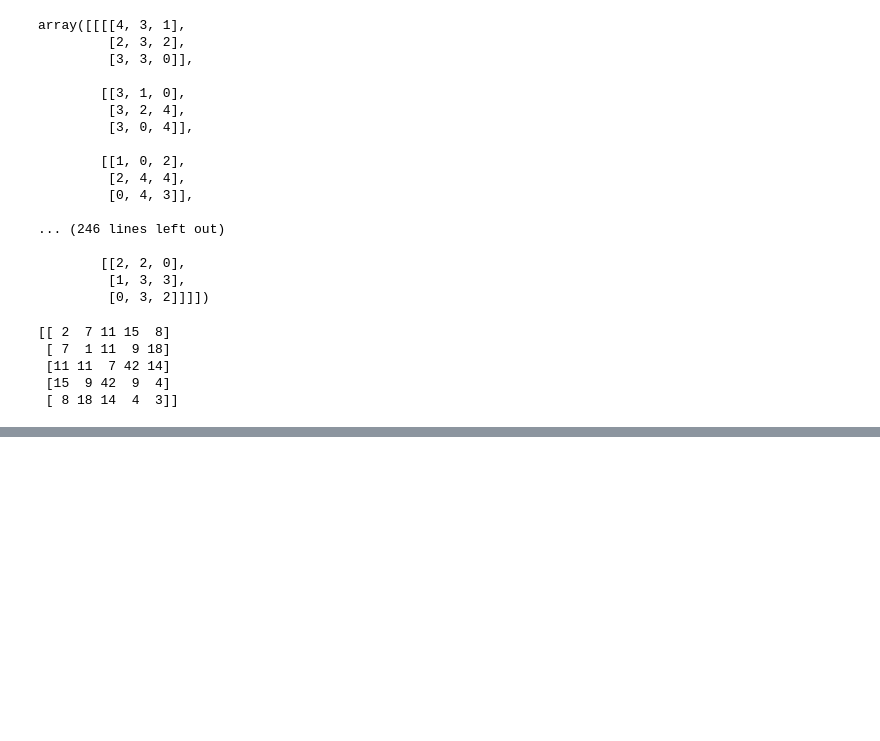
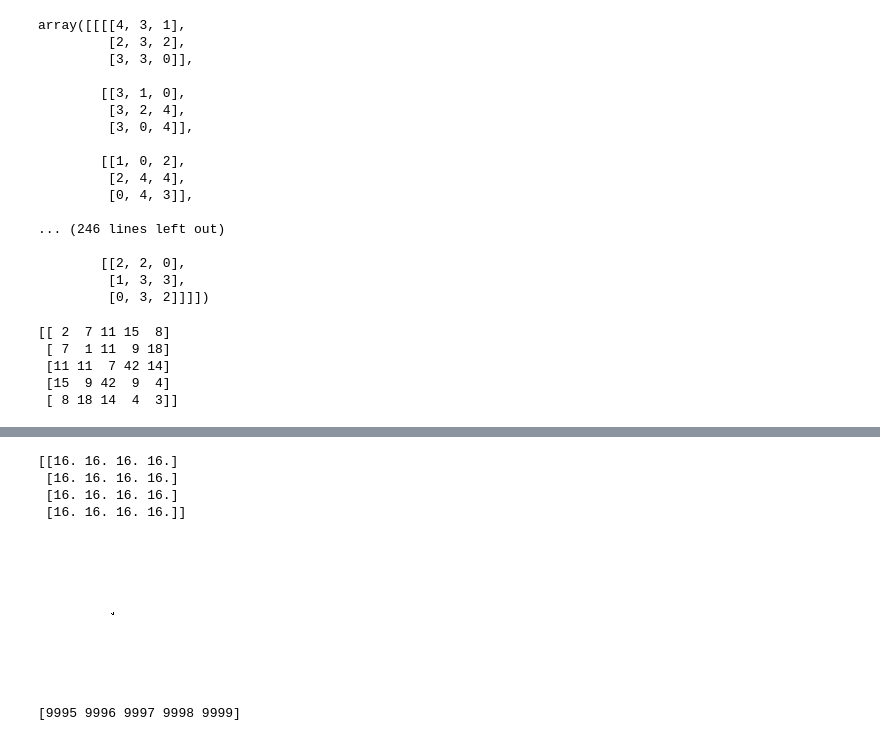
Before and after one commit to DavidBarL/Python-, a Jupyter notebook: Numpy练习题.ipynb, the cells around one changed output, grey strips where cells are left out. Cells and saved outputs as stored; diff of their text form; code cells hidden in the pictures; blank space fills up the shorter version.

```diff
--- a/Numpy练习题.ipynb
+++ b/Numpy练习题.ipynb
@@ -1061,0 +1165,58 @@ print(S)
+# %%
+#对于一个16x16的数组，如何得到一个区域(block-sum)的和(区域大小为4x4)?
+Z = np.ones((16,16))
+k = 4
+S = np.add.reduceat(np.add.reduceat(Z,np.arange(0,Z.shape[0],k),axis=0),np.arange(0,Z.shape[1],k),axis=1)
+print(S)
+# %% [output]
+[[16. 16. 16. 16.]
+ [16. 16. 16. 16.]
+ [16. 16. 16. 16.]
+ [16. 16. 16. 16.]]
+# %%
+#如何利用numpy数组实现Game of Life?
+#def iterate(Z):
+    #Count neighbours
+#    N = (Z[0:-2,0:-2]+Z[0:-2,1:-1]+Z[0:-2,2:]+Z[1:-1,0:-2]+Z[1:-1,2:]+Z[2:,0:-2]+Z[2:,1:-1]+Z[2:,2:])
+#    #Apply rules
+#   birth = (N==3)&(Z[1:-1,1:-1]==0)
+#    survive = ((N==2)/(N==3))&(Z[1:-1,1:-1]==1)
+#    Z[...] = 0
+#    Z[1:-1,1:-1][birth/survive] = 1
+#    return Z
+#Z = np.random.randint(0,2,(50,50))
+#for i in range(100):
+#    Z = iterate(Z)
+#    print(Z)
+import matplotlib.pyplot as plt
+import numpy as np
+def iterate(Z):
+    # Count neighbours
+    N = (Z[0:-2, 0:-2] + Z[0:-2, 1:-1] + Z[0:-2, 2:] +
+         Z[1:-1, 0:-2]                 + Z[1:-1, 2:] +
+         Z[2:  , 0:-2] + Z[2:  , 1:-1] + Z[2:  , 2:])
+
+    # Apply rules
+    birth = (N == 3) & (Z[1:-1, 1:-1] == 0)
+    survive = ((N == 2) | (N == 3)) & (Z[1:-1, 1:-1] == 1)
+    Z[...] = 0
+    Z[1:-1, 1:-1][birth | survive] = 1
+    return Z
+size = np.array(Z.shape)
+dpi = 720.0
+figsize = size[1] / float(dpi), size[0] / float(dpi)
+fig = plt.figure(figsize=figsize, dpi=dpi, facecolor="white")
+fig.add_axes([0.0, 0.0, 1.0, 1.0], frameon=False)
+plt.imshow(Z, interpolation='nearest', cmap=plt.cm.gray_r)
+plt.xticks([]), plt.yticks([])
+plt.show()
+# %% [output]
+[figure, added]
+# %%
+#如何找到一个数组的第n个最大值?
+Z = np.arange(10000)
+np.random.shuffle(Z)
+n = 5
+print(Z[np.argsort(Z)[-n:]])
+# %% [output]
+[9995 9996 9997 9998 9999]
```
Also changed, not shown: parts of 19 cells of this notebook, 1 other file.
